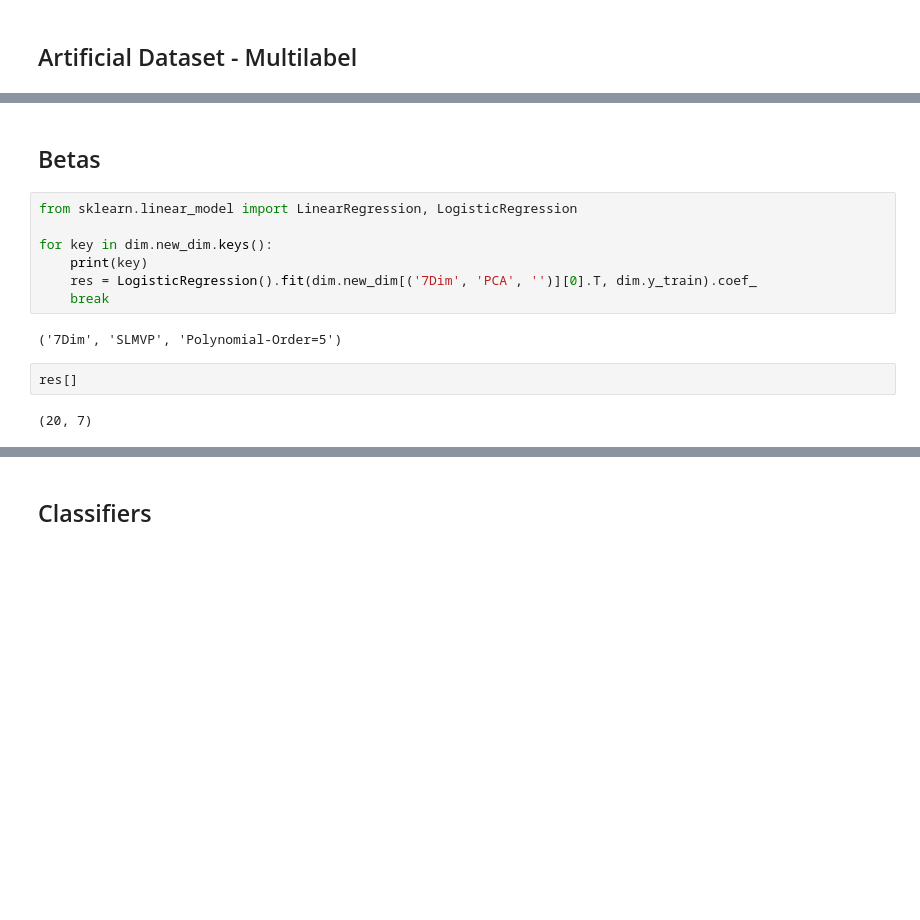
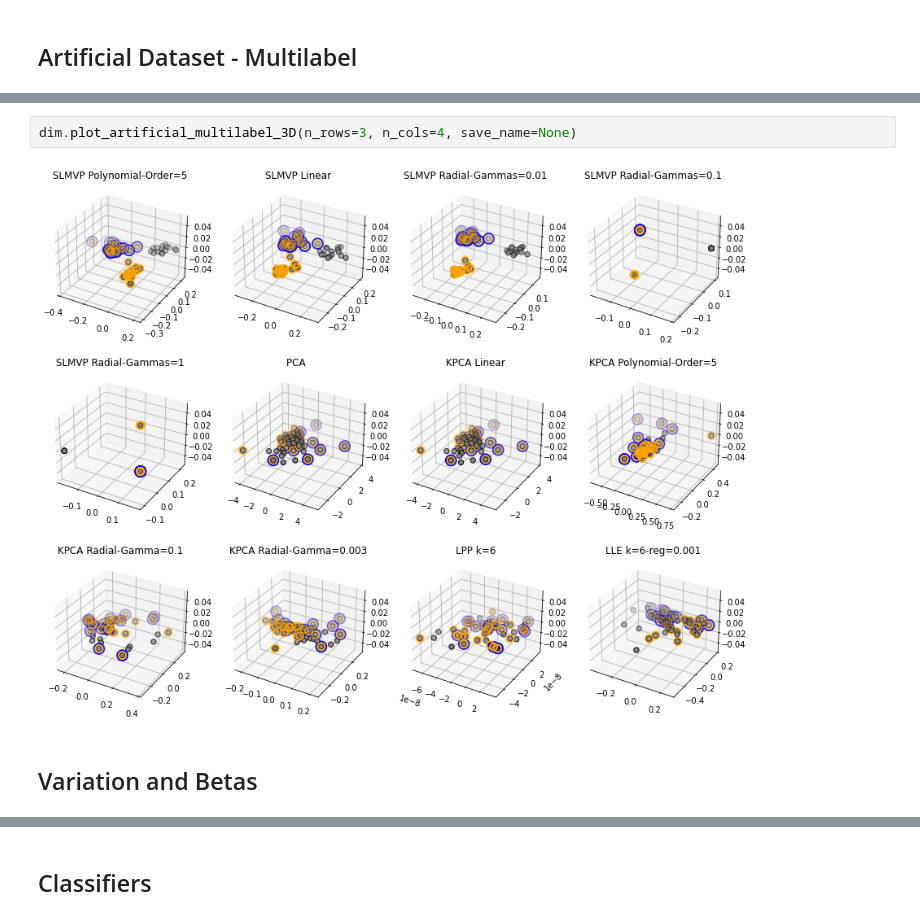
Before and after one commit to miguelangel43/Dimensionality-Reduction-Masters-Thesis, a Jupyter notebook: main.ipynb, the cells around one changed output, grey strips where cells are left out. Cells and saved outputs as stored; diff of their text form; blank space fills up the shorter version.

```diff
--- a/main.ipynb
+++ b/main.ipynb
@@ -234,15 +64,6 @@ dim.plot_artificial_multilabel(n_rows=2, n_cols=3, save_name='multilabel3')
+# %%
+dim.plot_artificial_multilabel_3D(n_rows=3, n_cols=4, save_name=None)
+# %% [output]
+[figure, added]
 # %% [markdown]
-## Betas
+## Variation and Betas
-# %%
-from sklearn.linear_model import LinearRegression, LogisticRegression
-
-for key in dim.new_dim.keys():
-    print(key)
-    res = LogisticRegression().fit(dim.new_dim[('7Dim', 'PCA', '')][0].T, dim.y_train).coef_
-    break
-# %% [output]
-('7Dim', 'SLMVP', 'Polynomial-Order=5')
-# %%
-res[]
-# %% [output]
-(20, 7)
```
Also changed, not shown: parts of 40 cells of this notebook, 2 other files.
